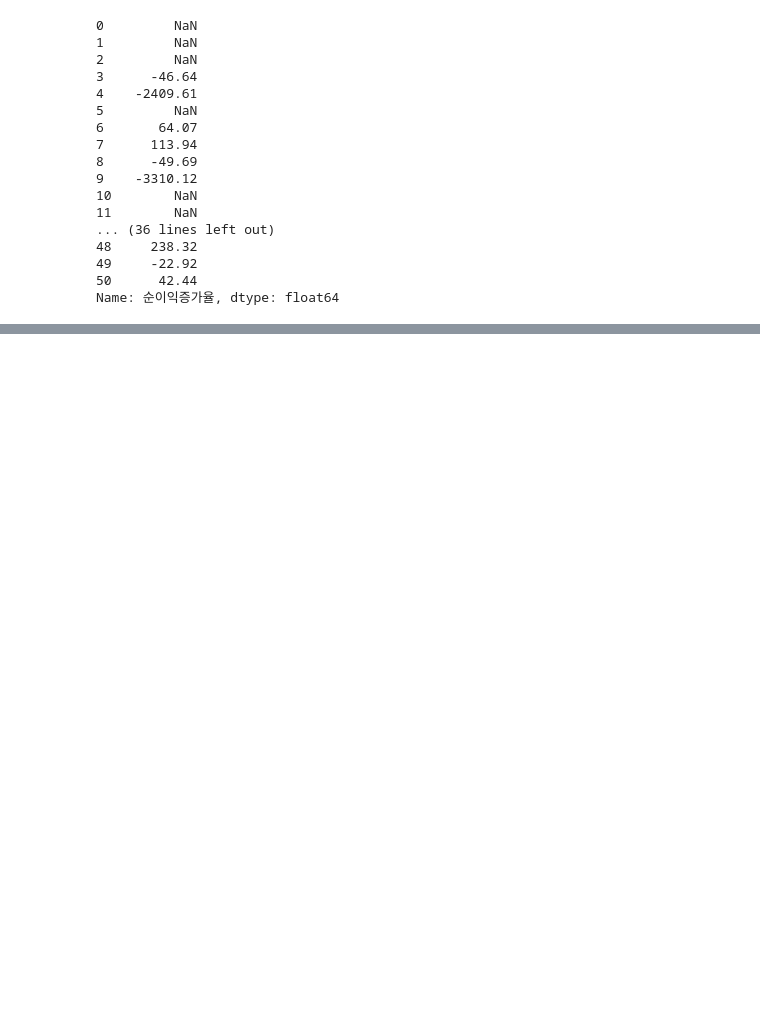
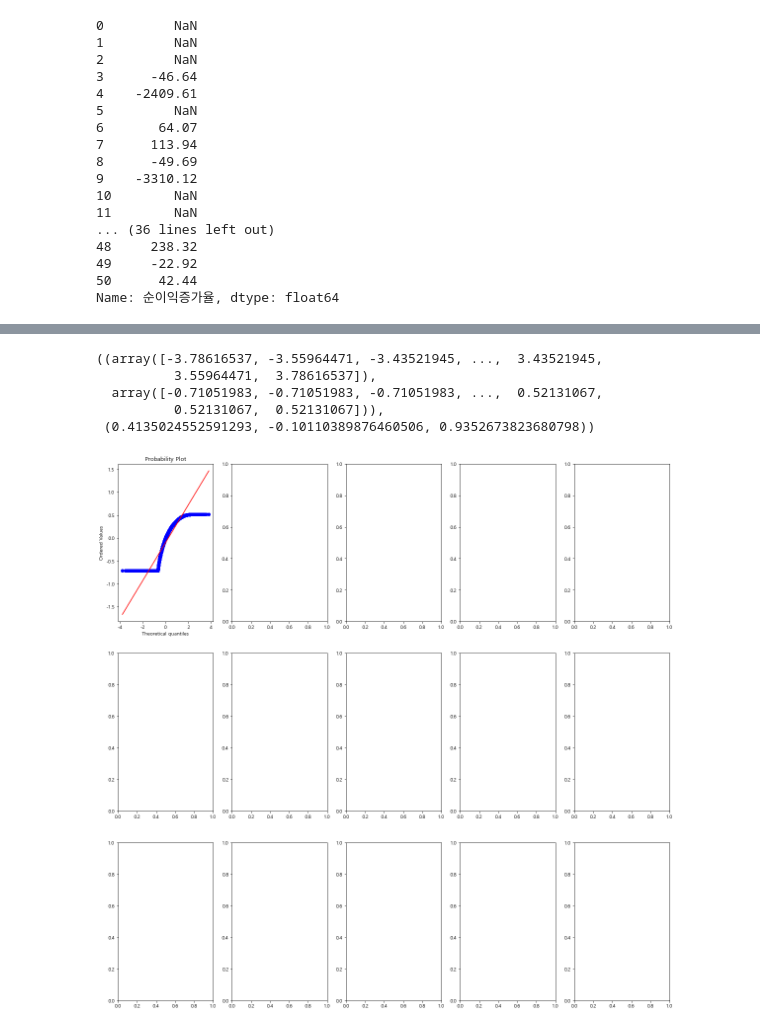
Before and after one commit to Penta-Audit-Technology/jh, a Jupyter notebook: 3차테스트.ipynb, the cells around one changed output, grey strips where cells are left out. Drawn from its saved outputs; the diff is of its cells as text; code cells hidden in the pictures; blank space fills up the shorter version.

```diff
--- a/3차테스트.ipynb
+++ b/3차테스트.ipynb
@@ -238,0 +149,12 @@ df_std = SS.fit_transform(x,y)
+# %%
+fig, axes = plt.subplots(3, 5)
+fig.set_size_inches((20,20))
+
+stats.probplot(rs_sc2["단기차입금_대_총차입금비율"], dist=stats.norm, plot=axes[0,0])
+# %% [output]
+((array([-3.78616537, -3.55964471, -3.43521945, ...,  3.43521945,
+          3.55964471,  3.78616537]),
+  array([-0.71051983, -0.71051983, -0.71051983, ...,  0.52131067,
+          0.52131067,  0.52131067])),
+ (0.4135024552591293, -0.10110389876460506, 0.9352673823680798))
+[figure, added]
```
Also changed, not shown: parts of 55 cells of this notebook, 12 other files.
